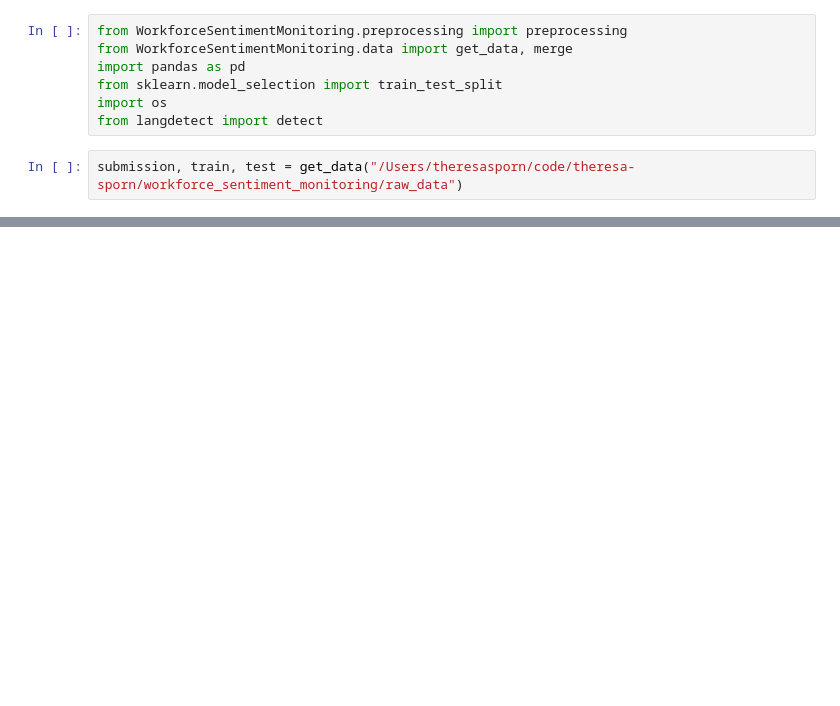
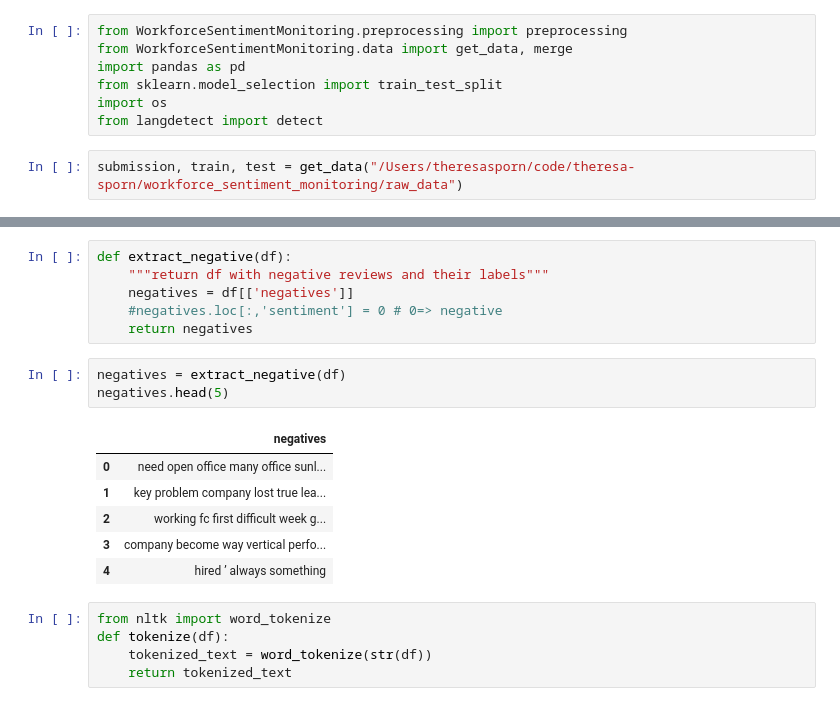
Before and after one commit to theresa-sporn/WorkforceSentimentMonitoring, a Jupyter notebook: notebooks/Theresa_Testing_Functions.ipynb, the cells around one changed output, grey strips where cells are left out. Cells and saved outputs as stored; diff of their text form; blank space fills up the shorter version.

```diff
--- a/notebooks/Theresa_Testing_Functions.ipynb
+++ b/notebooks/Theresa_Testing_Functions.ipynb
@@ -35,0 +36,21 @@ NameError: name 'to_lower' is not defined
+# %%
+def extract_negative(df):
+    """return df with negative reviews and their labels"""
+    negatives = df[['negatives']]
+    #negatives.loc[:,'sentiment'] = 0 # 0=> negative
+    return negatives
+# %%
+negatives = extract_negative(df)
+negatives.head(5)
+# %% [output]
+|  | negatives |
+| 0 | need open office many office sunl... |
+| 1 | key problem company lost true lea... |
+| 2 | working fc first difficult week g... |
+| 3 | company become way vertical perfo... |
+| 4 | hired ’ always something |
+# %%
+from nltk import word_tokenize
+def tokenize(df):
+    tokenized_text = word_tokenize(str(df))
+    return tokenized_text
```
Also changed, not shown: parts of 10 cells of this notebook, 1 other file.
